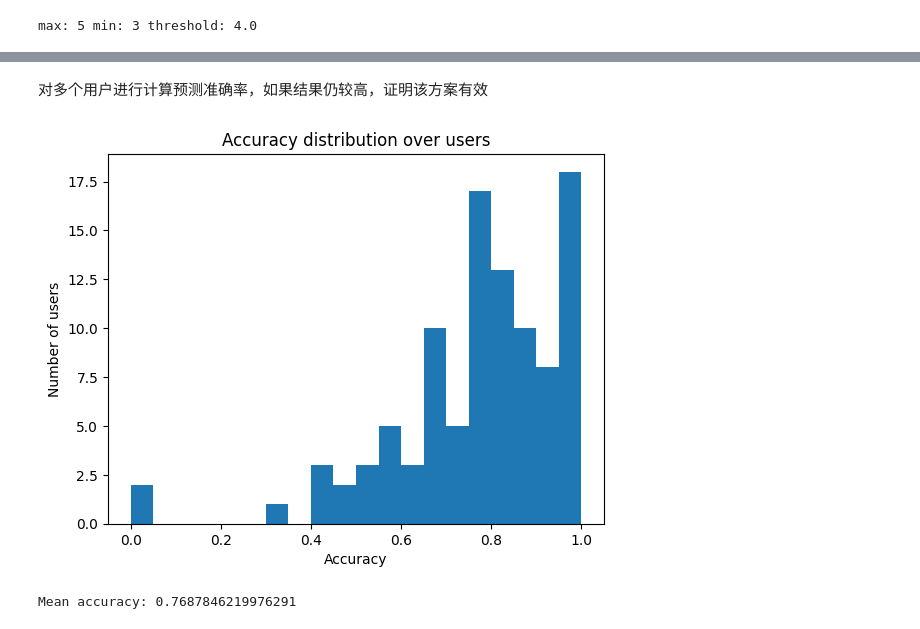
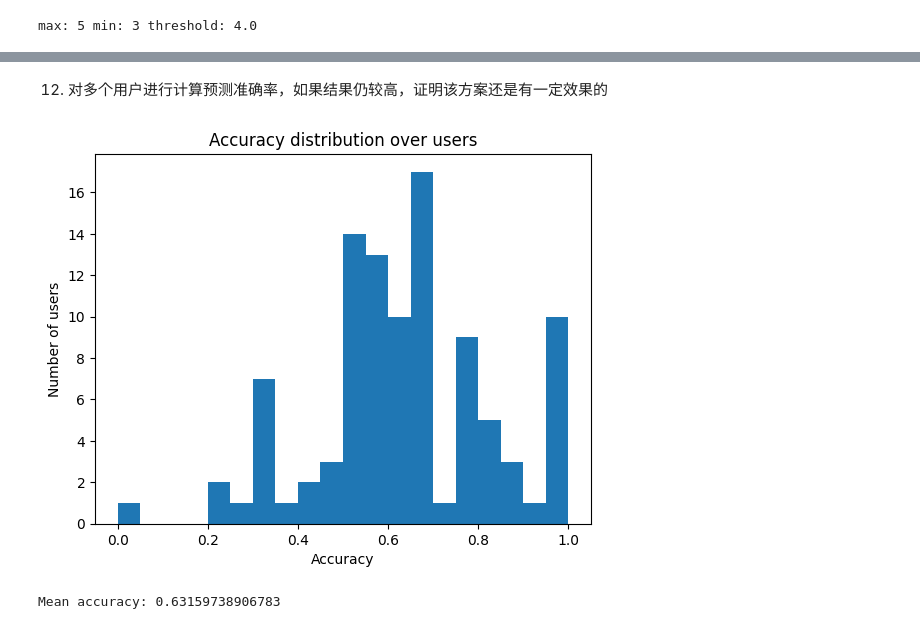
Before and after one commit to axgn/dm_hw, a Jupyter notebook: machinelearning/train5.ipynb, the cells around one changed output, grey strips where cells are left out. Cells and saved outputs as stored; diff of their text form; code cells hidden in the pictures.

```diff
--- a/machinelearning/train5.ipynb
+++ b/machinelearning/train5.ipynb
@@ -41,5 +43,5 @@ data = onehot(data)
 # %%
-def add_unseen_movies_as_negatives(df, movies, n_neg_per_pos=0.2, random_state=42):
+def add_unseen_movies_as_negatives(df, movies, n_neg_per_pos=0.2, random_state=49):
     # assume df is for a single user
     user_id = df["userId"].iloc[0]
 
@@ -77,13 +79,11 @@ def add_unseen_movies_as_negatives(df, movies, n_neg_per_pos=0.2, random_state=4
     neg_samples["timestamp"] = timestamps
     neg_samples["userId"] = user_id
     neg_samples["rating"] = -1  # placeholder rating for negatives
-    neg_samples["genres"] = movies.loc[
-        neg_samples.index, "genres"
-    ].values  # copy genres from movies df
     neg_samples = onehot(neg_samples)
+    neg_samples = neg_samples.reindex(columns=df.columns, fill_value=0)
 
     return pd.concat([df, neg_samples], ignore_index=True)
 
 user_dfs = {uid: df for uid, df in data.groupby("userId")}
 final_data = user_dfs[1]
-final_data = add_unseen_movies_as_negatives(final_data, movies, n_neg_per_pos=0.2)
+final_data = add_unseen_movies_as_negatives(final_data, movies, n_neg_per_pos=0.1)
@@ -100,4 +102,4 @@ def split_ramdomly(df, split_ratio=0.8, random_state=42):
     test_df = df.drop(train_df.index)
     return train_df, test_df
 
-train_part, test_part = split_ramdomly(final_data, split_ratio=0.9)
+train_part, test_part = split_by_timestamp(final_data, split_ratio=0.9)
@@ -120,8 +126,6 @@ max: 5 min: 3 threshold: 4.0
 # %%
 train_feature_cols = (
-    [c for c in train_data.columns if  c.startswith("genre_") and not c.endswith("_user")]
+    [c for c in train_data.columns if  c.startswith("genre_")]
 )
-print(train_feature_cols)
-print(train_data.head())
 X = train_data[train_feature_cols]
 y = train_data["label"]
@@ -148,7 +134,7 @@ y = train_data["label"]
 # %%
 clf = DecisionTreeClassifier(
     max_depth=15,
-    min_samples_leaf=1,class_weight="balanced"
+    min_samples_leaf=1
 )
 
 clf.fit(X, y)
@@ -229,5 +203,5 @@ plt.show()
 # %% [markdown]
-对多个用户进行计算预测准确率，如果结果仍较高，证明该方案有效
+12. 对多个用户进行计算预测准确率，如果结果仍较高，证明该方案还是有一定效果的
 # %%
 def evolution_scores(user_dfs, n):
     scores = []
@@ -235,33 +209,33 @@ def evolution_scores(user_dfs, n):
         final_data = user_dfs[i]
         final_data = add_unseen_movies_as_negatives(final_data, movies, n_neg_per_pos=0.2)
         train_part, test_part = split_ramdomly(final_data, split_ratio=0.9)
         train_data, max_rating, min_rating, threshold = label_training_data(train_part)
 
         train_feature_cols = [c for c in train_data.columns if c.startswith("genre_")]
         X_train = train_data[train_feature_cols]
         y_train = train_data["label"]
 
-        clf = DecisionTreeClassifier(max_depth=10, min_samples_leaf=1, class_weight="balanced")
+        clf = DecisionTreeClassifier(max_depth=15, min_samples_leaf=1, class_weight="balanced")
         clf.fit(X_train, y_train)
 
         test_features = build_features(test_part, threshold=threshold)
         test_feature_cols = [c for c in test_features.columns if c.startswith("genre_")]
         X_test = test_features[test_feature_cols]
         y_test = test_features["label"]
 
         scores.append(clf.score(X_test, y_test))
     return scores
 
 
 scores = evolution_scores(user_dfs, 100)
 
 plt.hist(scores, bins=20)
 plt.xlabel("Accuracy")
 plt.ylabel("Number of users")
 plt.title("Accuracy distribution over users")
 plt.show()
 
 print("Mean accuracy:", np.mean(scores))
 # %% [output]
-[figure, old version]
+[figure, new version]
-Mean accuracy: 0.7687846219976291
+Mean accuracy: 0.63159738906783
```
Also changed, not shown: parts of 18 cells of this notebook, 10 other files.
